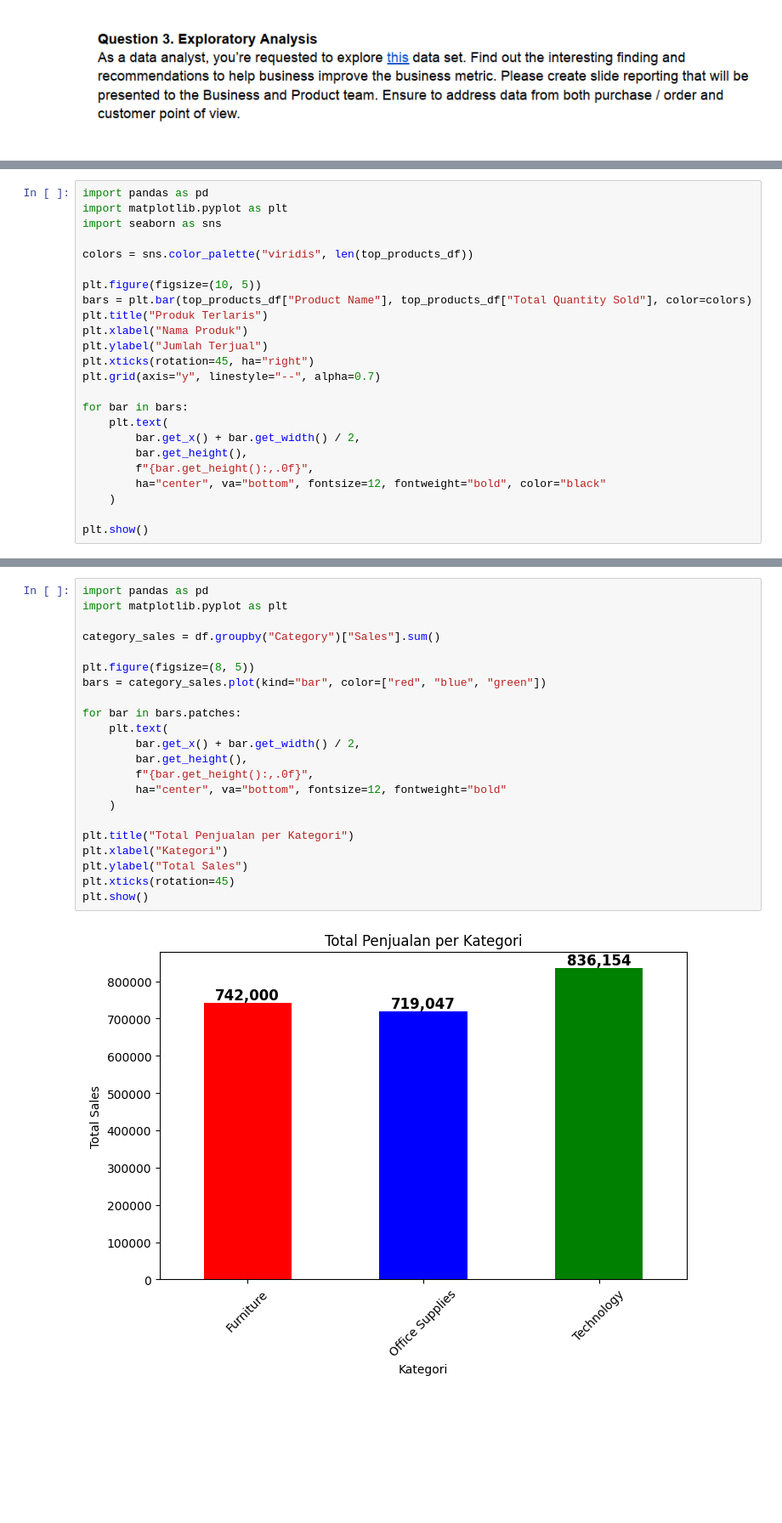
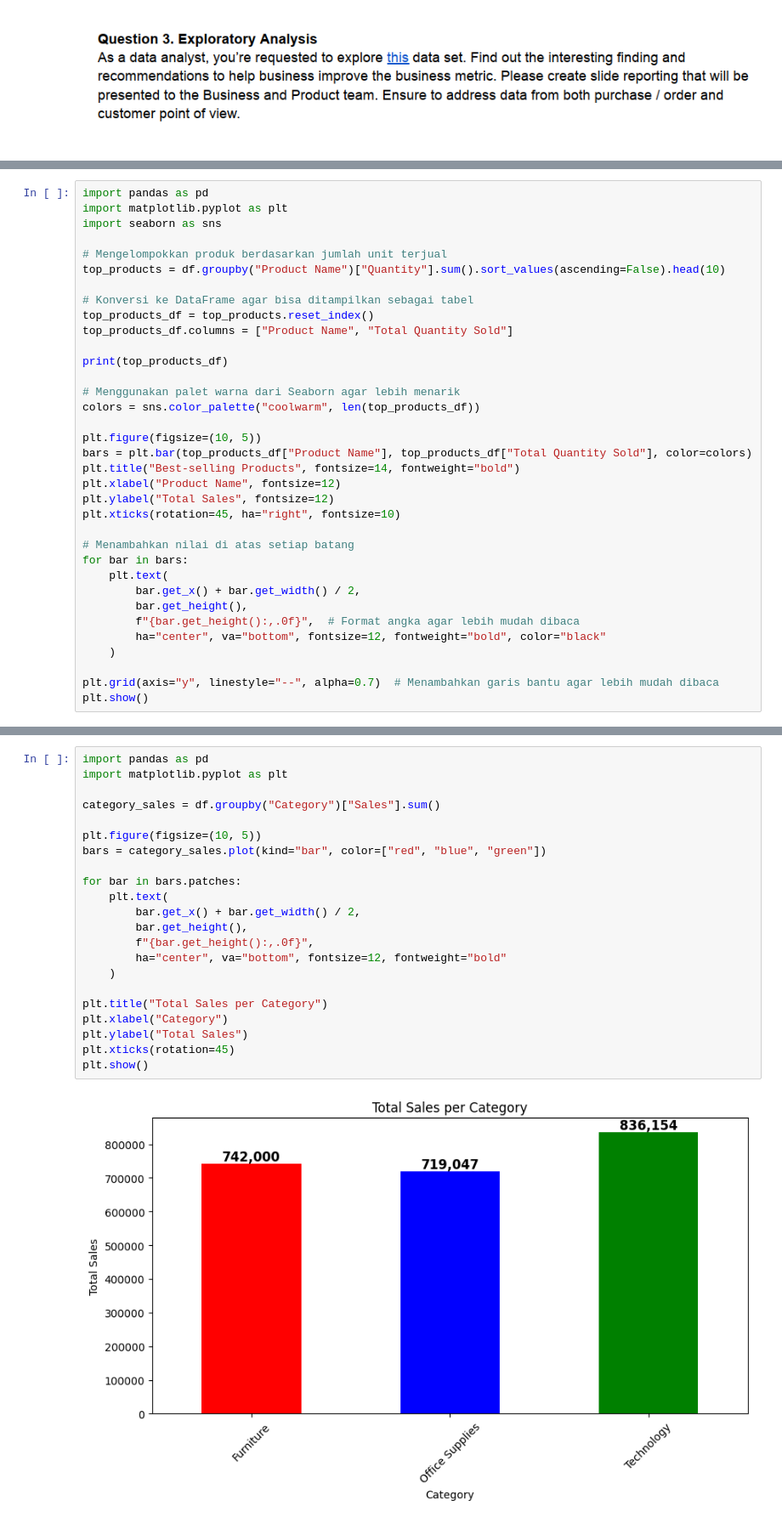
Before and after one commit to ibnurisk11/data-analyst-test, a Jupyter notebook: test_3_4.ipynb, the cells around one changed output, grey strips where cells are left out. Shown at 85% size. Cells and saved outputs as stored; diff of their text form; blank space fills up the shorter version.

```diff
--- a/test_3_4.ipynb
+++ b/test_3_4.ipynb
@@ -93,23 +75,34 @@ import pandas as pd
 import matplotlib.pyplot as plt
 import seaborn as sns
 
-colors = sns.color_palette("viridis", len(top_products_df))
+# Mengelompokkan produk berdasarkan jumlah unit terjual
+top_products = df.groupby("Product Name")["Quantity"].sum().sort_values(ascending=False).head(10)
+
+# Konversi ke DataFrame agar bisa ditampilkan sebagai tabel
+top_products_df = top_products.reset_index()
+top_products_df.columns = ["Product Name", "Total Quantity Sold"]
+
+print(top_products_df)
+
+# Menggunakan palet warna dari Seaborn agar lebih menarik
+colors = sns.color_palette("coolwarm", len(top_products_df))
 
 plt.figure(figsize=(10, 5))
 bars = plt.bar(top_products_df["Product Name"], top_products_df["Total Quantity Sold"], color=colors)
-plt.title("Produk Terlaris")
-plt.xlabel("Nama Produk")
-plt.ylabel("Jumlah Terjual")
-plt.xticks(rotation=45, ha="right")
-plt.grid(axis="y", linestyle="--", alpha=0.7)
+plt.title("Best-selling Products", fontsize=14, fontweight="bold")
+plt.xlabel("Product Name", fontsize=12)
+plt.ylabel("Total Sales", fontsize=12)
+plt.xticks(rotation=45, ha="right", fontsize=10)
 
+# Menambahkan nilai di atas setiap batang
 for bar in bars:
     plt.text(
         bar.get_x() + bar.get_width() / 2,
         bar.get_height(),
-        f"{bar.get_height():,.0f}",
+        f"{bar.get_height():,.0f}",  # Format angka agar lebih mudah dibaca
         ha="center", va="bottom", fontsize=12, fontweight="bold", color="black"
     )
 
+plt.grid(axis="y", linestyle="--", alpha=0.7)  # Menambahkan garis bantu agar lebih mudah dibaca
 plt.show()
 # %% [output]
@@ -124,25 +128,25 @@ plt.show()
 # %%
 import pandas as pd
 import matplotlib.pyplot as plt
 
 category_sales = df.groupby("Category")["Sales"].sum()
 
-plt.figure(figsize=(8, 5))
+plt.figure(figsize=(10, 5))
 bars = category_sales.plot(kind="bar", color=["red", "blue", "green"])
 
 for bar in bars.patches:
     plt.text(
         bar.get_x() + bar.get_width() / 2,
         bar.get_height(),
         f"{bar.get_height():,.0f}",
         ha="center", va="bottom", fontsize=12, fontweight="bold"
     )
 
-plt.title("Total Penjualan per Kategori")
-plt.xlabel("Kategori")
+plt.title("Total Sales per Category")
+plt.xlabel("Category")
 plt.ylabel("Total Sales")
 plt.xticks(rotation=45)
 plt.show()
 # %% [output]
-[figure, old version]
+[figure, new version]
 # %% [markdown]
```
Also changed, not shown: parts of 30 cells of this notebook, 4 other files.
